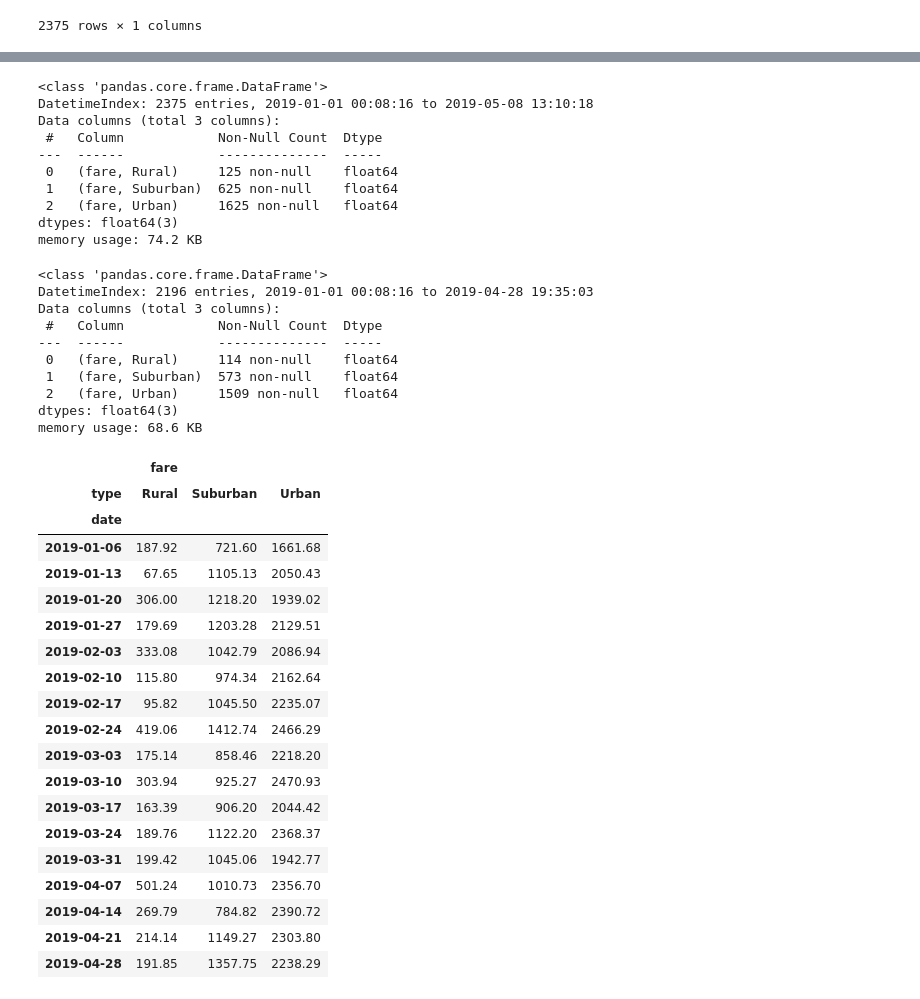
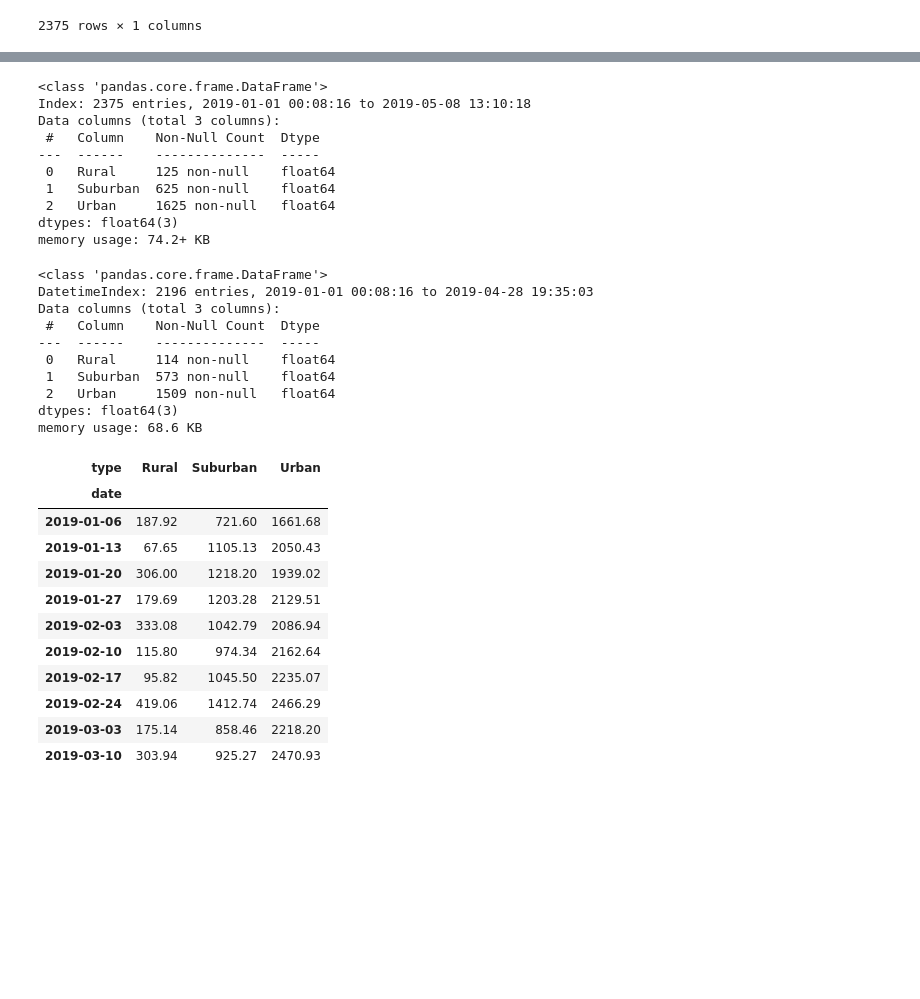
Before and after one commit to DALeske/PyBer_Analysis, a Jupyter notebook: PyBer_Challenge.ipynb, the cells around one changed output, grey strips where cells are left out. Drawn from its saved outputs; the diff is of its cells as text; code cells hidden in the pictures; blank space fills up the shorter version.

```diff
--- a/PyBer_Challenge.ipynb
+++ b/PyBer_Challenge.ipynb
@@ -159,6 +174,6 @@ pyber_type_date_df = pyber_type_date_df.reset_index()
 # %%
 # 4. Create a pivot table with the 'date' as the index, the columns ='type', and values='fare'
 # to get the total fares for each type of city by the date.
-pyber_pivot_df = pyber_type_date_df.pivot(index=["date"], columns = ["type"], values = ["fare"])
+pyber_pivot_df = pyber_type_date_df.pivot(index="date", columns = "type", values = "fare")
 pyber_pivot_df
 # %% [output]
@@ -179,22 +193,22 @@ pyber_pivot_df
 2375 rows × 3 columns
 # %%
 # Convert to date Time
-pyber_pivot_df.index = pd.to_datetime(pyber_pivot_df.index)
+#pyber_pivot_df.index = pd.to_datetime(pyber_pivot_df.index)
 pyber_pivot_df.info()
 # %% [output]
 <class 'pandas.core.frame.DataFrame'>
-DatetimeIndex: 2375 entries, 2019-01-01 00:08:16 to 2019-05-08 13:10:18
+Index: 2375 entries, 2019-01-01 00:08:16 to 2019-05-08 13:10:18
 Data columns (total 3 columns):
- #   Column            Non-Null Count  Dtype
----  ------            --------------  -----
- 0   (fare, Rural)     125 non-null    float64
- 1   (fare, Suburban)  625 non-null    float64
- 2   (fare, Urban)     1625 non-null   float64
+ #   Column    Non-Null Count  Dtype
+---  ------    --------------  -----
+ 0   Rural     125 non-null    float64
+ 1   Suburban  625 non-null    float64
+ 2   Urban     1625 non-null   float64
 dtypes: float64(3)
-memory usage: 74.2 KB
+memory usage: 74.2+ KB
 # %%
 # 5. Create a new DataFrame from the pivot table DataFrame using loc on the given dates, '2019-01-01':'2019-04-29'.
-pyber_pivot_df_jan_apr = pyber_pivot_df.loc[(pyber_pivot_df.index >='2019-01-01') & (pyber_pivot_df.index <= '2019-04-29')]
+pyber_pivot_df_jan_apr = pyber_pivot_df.loc['2019-01-01':'2019-04-29']
 # %%
 # 6. Set the "date" index to datetime datatype. This is necessary to use the resample() method in Step 8.
 pyber_pivot_df_jan_apr.index = pd.to_datetime(pyber_pivot_df_jan_apr.index)
@@ -205,19 +219,18 @@ pyber_pivot_df_jan_apr.info()
 <class 'pandas.core.frame.DataFrame'>
 DatetimeIndex: 2196 entries, 2019-01-01 00:08:16 to 2019-04-28 19:35:03
 Data columns (total 3 columns):
- #   Column            Non-Null Count  Dtype
----  ------            --------------  -----
- 0   (fare, Rural)     114 non-null    float64
- 1   (fare, Suburban)  573 non-null    float64
- 2   (fare, Urban)     1509 non-null   float64
+ #   Column    Non-Null Count  Dtype
+---  ------    --------------  -----
+ 0   Rural     114 non-null    float64
+ 1   Suburban  573 non-null    float64
+ 2   Urban     1509 non-null   float64
 dtypes: float64(3)
 memory usage: 68.6 KB
 # %%
 # 8. Create a new DataFrame using the "resample()" function by week 'W' and get the sum of the fares for each week.
 pyber_weekly_fares = pyber_pivot_df_jan_apr.resample('W').sum()
-pyber_weekly_fares
+pyber_weekly_fares.head(10)
 # %% [output]
-|  | fare |  |  |
 | type | Rural | Suburban | Urban |
 | date |  |  |  |
 | 2019-01-06 | 187.92 | 721.60 | 1661.68 |
@@ -230,13 +243,6 @@ pyber_weekly_fares
 | 2019-02-24 | 419.06 | 1412.74 | 2466.29 |
 | 2019-03-03 | 175.14 | 858.46 | 2218.20 |
 | 2019-03-10 | 303.94 | 925.27 | 2470.93 |
-| 2019-03-17 | 163.39 | 906.20 | 2044.42 |
-| 2019-03-24 | 189.76 | 1122.20 | 2368.37 |
-| 2019-03-31 | 199.42 | 1045.06 | 1942.77 |
-| 2019-04-07 | 501.24 | 1010.73 | 2356.70 |
-| 2019-04-14 | 269.79 | 784.82 | 2390.72 |
-| 2019-04-21 | 214.14 | 1149.27 | 2303.80 |
-| 2019-04-28 | 191.85 | 1357.75 | 2238.29 |
 # %%
 # 8. Using the object-oriented interface method, plot the resample DataFrame using the df.plot() function.
 
```
Also changed, not shown: parts of 4 cells of this notebook, 1 other file.
